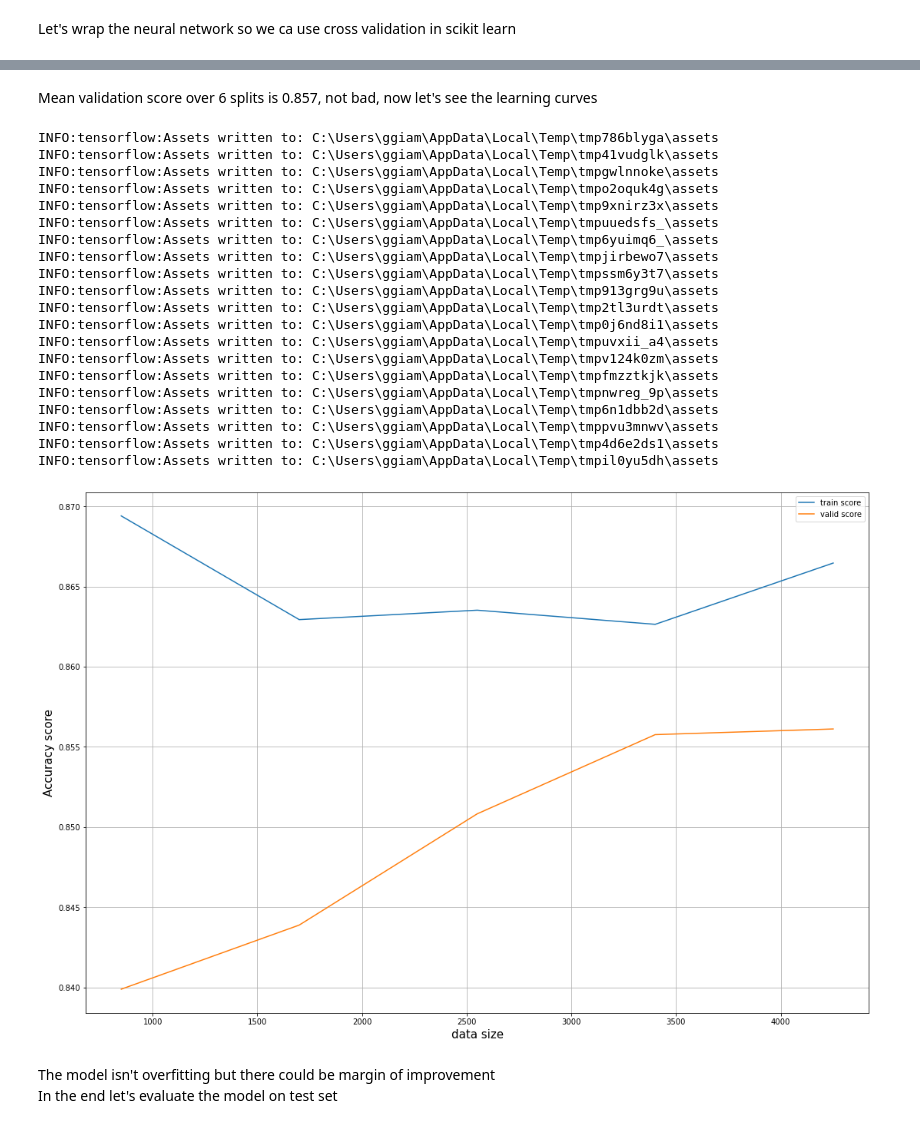
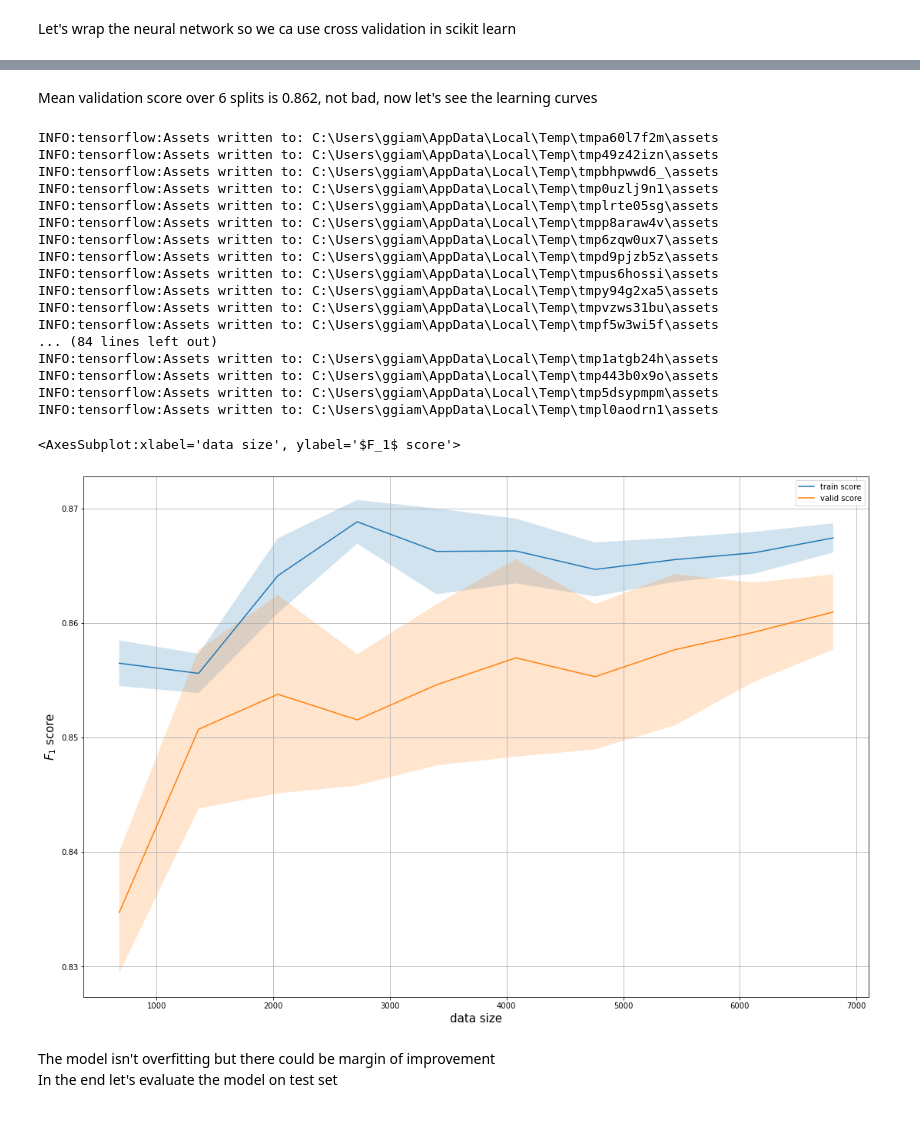
Before and after one commit to NicoGiamm/MachineLearning-DataScience_smallprojects, a Jupyter notebook: ANN Classifier/ANN_classifier.ipynb, the cells around one changed output, grey strips where cells are left out. Cells and saved outputs as stored; diff of their text form; code cells hidden in the pictures.

```diff
--- a/ANN Classifier/ANN_classifier.ipynb
+++ b/ANN Classifier/ANN_classifier.ipynb
@@ -192,42 +197,58 @@ scores.mean()
 # %% [markdown]
-Mean validation score over 6 splits is 0.857, not bad, now let's see the learning curves
+Mean validation score over 6 splits is 0.862, not bad, now let's see the learning curves
 # %%
-df_size = [i/5 for i in range(1,6)]
+df_size = [i/10 for i in range(1,11)]
 ann_wrap = KerasClassifier(ann(), epochs = 100,  batch_size = 32, verbose=True, callbacks = [callback])
 
 data_size, train_score, valid_score = learning_curve(ann_wrap,
                                                      X_train_scaled, y_train,
                                                      train_sizes=df_size,
-                                                     n_jobs=-1, cv = 2
+                                                     n_jobs=-1, cv = 5
                                                     )
-
-sns.lineplot(x=data_size, y = train_score.mean(axis = 1), label = 'train score')
-sns.lineplot(x=data_size, y = valid_score.mean(axis = 1), label = 'valid score')
-plt.xlabel('data size')
-plt.ylabel('Accuracy score')
-plt.grid()
 # %% [output]
-INFO:tensorflow:Assets written to: C:\Users\ggiam\AppData\Local\Temp\tmp786blyga\assets
-INFO:tensorflow:Assets written to: C:\Users\ggiam\AppData\Local\Temp\tmp41vudglk\assets
-INFO:tensorflow:Assets written to: C:\Users\ggiam\AppData\Local\Temp\tmpgwlnnoke\assets
-INFO:tensorflow:Assets written to: C:\Users\ggiam\AppData\Local\Temp\tmpo2oquk4g\assets
-INFO:tensorflow:Assets written to: C:\Users\ggiam\AppData\Local\Temp\tmp9xnirz3x\assets
-INFO:tensorflow:Assets written to: C:\Users\ggiam\AppData\Local\Temp\tmpuuedsfs_\assets
-INFO:tensorflow:Assets written to: C:\Users\ggiam\AppData\Local\Temp\tmp6yuimq6_\assets
-INFO:tensorflow:Assets written to: C:\Users\ggiam\AppData\Local\Temp\tmpjirbewo7\assets
-INFO:tensorflow:Assets written to: C:\Users\ggiam\AppData\Local\Temp\tmpssm6y3t7\assets
-INFO:tensorflow:Assets written to: C:\Users\ggiam\AppData\Local\Temp\tmp913grg9u\assets
-INFO:tensorflow:Assets written to: C:\Users\ggiam\AppData\Local\Temp\tmp2tl3urdt\assets
-INFO:tensorflow:Assets written to: C:\Users\ggiam\AppData\Local\Temp\tmp0j6nd8i1\assets
-INFO:tensorflow:Assets written to: C:\Users\ggiam\AppData\Local\Temp\tmpuvxii_a4\assets
-INFO:tensorflow:Assets written to: C:\Users\ggiam\AppData\Local\Temp\tmpv124k0zm\assets
-INFO:tensorflow:Assets written to: C:\Users\ggiam\AppData\Local\Temp\tmpfmzztkjk\assets
-INFO:tensorflow:Assets written to: C:\Users\ggiam\AppData\Local\Temp\tmpnwreg_9p\assets
-INFO:tensorflow:Assets written to: C:\Users\ggiam\AppData\Local\Temp\tmp6n1dbb2d\assets
-INFO:tensorflow:Assets written to: C:\Users\ggiam\AppData\Local\Temp\tmppvu3mnwv\assets
-INFO:tensorflow:Assets written to: C:\Users\ggiam\AppData\Local\Temp\tmp4d6e2ds1\assets
-INFO:tensorflow:Assets written to: C:\Users\ggiam\AppData\Local\Temp\tmpil0yu5dh\assets
+INFO:tensorflow:Assets written to: C:\Users\ggiam\AppData\Local\Temp\tmpa60l7f2m\assets
+INFO:tensorflow:Assets written to: C:\Users\ggiam\AppData\Local\Temp\tmp49z42izn\assets
+INFO:tensorflow:Assets written to: C:\Users\ggiam\AppData\Local\Temp\tmpbhpwwd6_\assets
+INFO:tensorflow:Assets written to: C:\Users\ggiam\AppData\Local\Temp\tmp0uzlj9n1\assets
+INFO:tensorflow:Assets written to: C:\Users\ggiam\AppData\Local\Temp\tmplrte05sg\assets
+INFO:tensorflow:Assets written to: C:\Users\ggiam\AppData\Local\Temp\tmpp8araw4v\assets
+INFO:tensorflow:Assets written to: C:\Users\ggiam\AppData\Local\Temp\tmp6zqw0ux7\assets
+INFO:tensorflow:Assets written to: C:\Users\ggiam\AppData\Local\Temp\tmpd9pjzb5z\assets
+INFO:tensorflow:Assets written to: C:\Users\ggiam\AppData\Local\Temp\tmpus6hossi\assets
+INFO:tensorflow:Assets written to: C:\Users\ggiam\AppData\Local\Temp\tmpy94g2xa5\assets
+INFO:tensorflow:Assets written to: C:\Users\ggiam\AppData\Local\Temp\tmpvzws31bu\assets
+INFO:tensorflow:Assets written to: C:\Users\ggiam\AppData\Local\Temp\tmpf5w3wi5f\assets
+... (84 lines left out)
+INFO:tensorflow:Assets written to: C:\Users\ggiam\AppData\Local\Temp\tmp1atgb24h\assets
+INFO:tensorflow:Assets written to: C:\Users\ggiam\AppData\Local\Temp\tmp443b0x9o\assets
+INFO:tensorflow:Assets written to: C:\Users\ggiam\AppData\Local\Temp\tmp5dsypmpm\assets
+INFO:tensorflow:Assets written to: C:\Users\ggiam\AppData\Local\Temp\tmpl0aodrn1\assets
-[figure, removed]
+# %%
+#Function to plot standard deviation of learning curves
+def plot_curves(data_size, train_score, valid_score, ax):
+
+    train_mean = train_score.mean(axis = 1)
+    valid_mean = valid_score.mean(axis = 1)
+    upper_train = train_mean + train_score.std(axis = 1)
+    upper_valid = valid_mean + valid_score.std(axis = 1)
+    lower_train = train_mean - train_score.std(axis = 1)
+    lower_valid = valid_mean - valid_score.std(axis = 1)
+
+    sns.lineplot(x=data_size, y = train_mean, label = 'train score', ax = ax)
+    sns.lineplot(x=data_size, y = valid_mean, label = 'valid score', ax = ax)
+    ax.fill_between(data_size, lower_train, upper_train, alpha=.2)
+    ax.fill_between(data_size, lower_valid, upper_valid, alpha=.2)
+    ax.grid()
+    ax.set_xlabel('data size')
+    ax.set_ylabel('$F_1$ score')
+
+    return ax
+# %%
+fig, ax = plt.subplots()
+plot_curves(data_size, train_score, valid_score, ax)
+# %% [output]
+<AxesSubplot:xlabel='data size', ylabel='$F_1$ score'>
+[figure, added]
 # %% [markdown]
 The model isn't overfitting but there could be margin of improvement
 <br>
```
Also changed, not shown: parts of 11 cells of this notebook.
